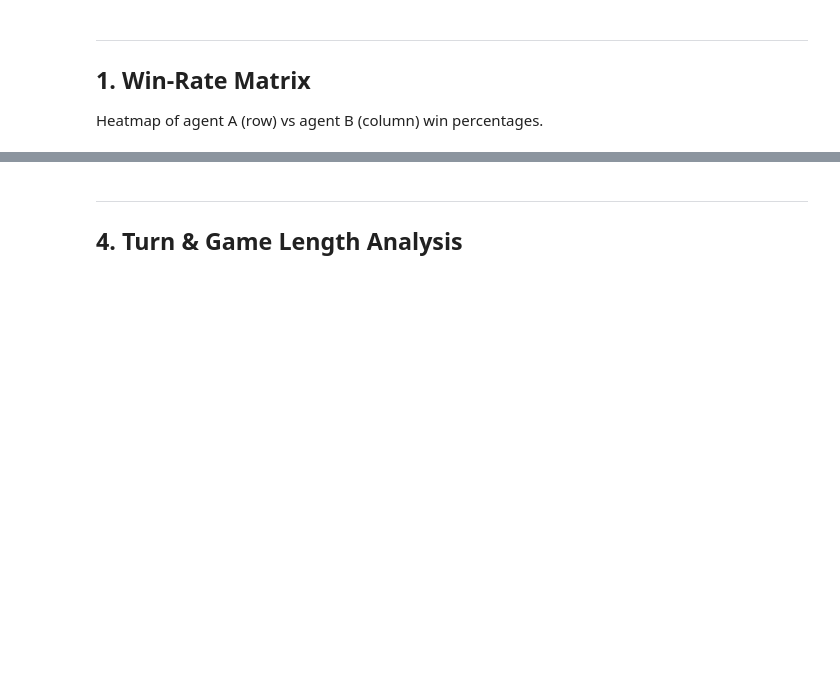
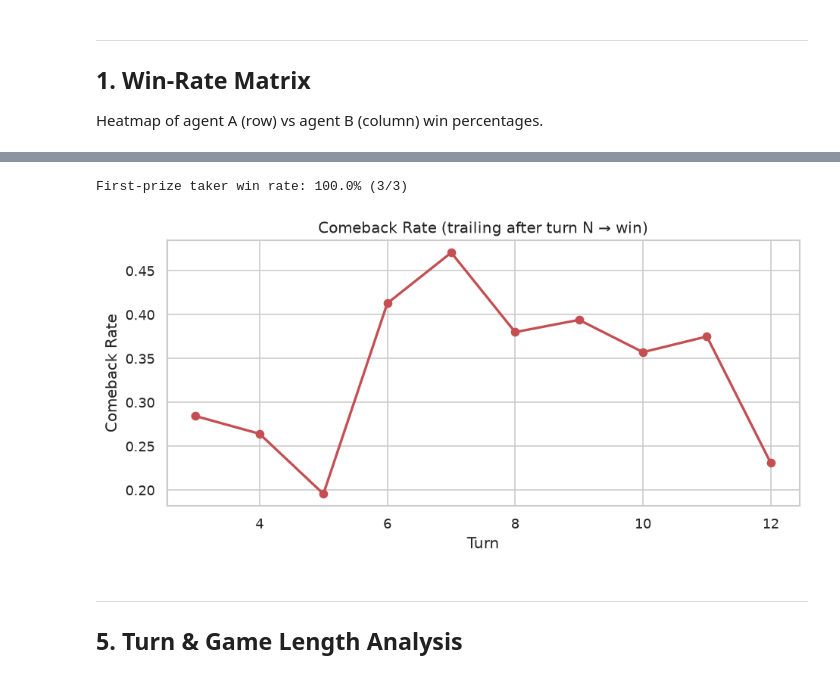
Before and after one commit to RickArko/kcom-pokemon, a Jupyter notebook: notebooks/match_analysis.ipynb, the cells around one changed output, grey strips where cells are left out. Drawn from its saved outputs; the diff is of its cells as text; code cells hidden in the pictures; blank space fills up the shorter version.

```diff
--- a/notebooks/match_analysis.ipynb
+++ b/notebooks/match_analysis.ipynb
@@ -126,36 +238,38 @@ if turns is not None:
+# %%
+if turns is not None and results is not None:
+    first_prize = turns[turns["prize_taken"]].copy()
+    first_prize = first_prize.loc[first_prize.groupby("match_id")["turn"].idxmin()]
+    fp = first_prize.merge(results[["match_id", "winner"]], on="match_id", how="left")
+    fp["first_taker_won"] = (fp["player"] == fp["winner"]).astype(int)
+    fp_wr = fp["first_taker_won"].mean()
+    print(f"First-prize taker win rate: {fp_wr:.1%} ({fp['first_taker_won'].sum()}/{len(fp)})")
+# %% [output]
+First-prize taker win rate: 100.0% (3/3)
 # %%
 if turns is not None and results is not None:
-    # First-prize advantage: does the player who takes first prize usually win?
-    first_prize = turns[turns["prize_taken"]].copy()
-    first_prize = first_prize.loc[first_prize.groupby("match_id")["turn"].idxmin()]
-    fp = first_prize.merge(results[["match_id", "winner"]], on="match_id", how="left")
-    fp["first_taker_won"] = (fp["player"] == fp["winner"]).astype(int)
-    fp_wr = fp["first_taker_won"].mean()
-    print(f"First-prize taker win rate: {fp_wr:.1%} ({fp['first_taker_won'].sum()}/{len(fp)})")
-
-    # Comeback rate: % where trailing player after turn N goes on to win
     trail_counts = []
     for t in range(1, 13):
         trail = turns[turns["turn"] == t].copy()
         trail = trail.merge(results[["match_id", "winner"]], on="match_id", how="left")
         trail["trailing"] = trail["me_prizes_taken"] < trail["opp_prizes_taken"]
         trail["came_back"] = (trail["trailing"]) & (trail["player"] == trail["winner"])
-        if len(trail) > 0:
-            comeback_rate = trail["came_back"].sum() / trail["trailing"].sum()
-            trail_counts.append({"turn": t, "comeback_rate": comeback_rate})
+        if len(trail) > 0 and trail["trailing"].sum() > 0:
+            trail_counts.append({"turn": t, "comeback_rate": trail["came_back"].sum() / trail["trailing"].sum()})
 
     if trail_counts:
         cb = pd.DataFrame(trail_counts)
         plt.figure(figsize=(8, 4))
         plt.plot(cb["turn"], cb["comeback_rate"], "ro-", linewidth=2)
         plt.xlabel("Turn")
         plt.ylabel("Comeback Rate")
-        plt.title("Comeback Rate (trailing after turn N → win)")
+        plt.title("Comeback Rate (trailing after turn N \u2192 win)")
         plt.tight_layout()
         plt.show()
+# %% [output]
+[figure, added]
 # %% [markdown]
 ---
-## 4. Turn & Game Length Analysis
+## 5. Turn & Game Length Analysis
 # %%
 if results is not None:
     clean = results[results["winner"].isin([0, 1])]
```
Also changed, not shown: parts of 26 cells of this notebook, 1 other file.
